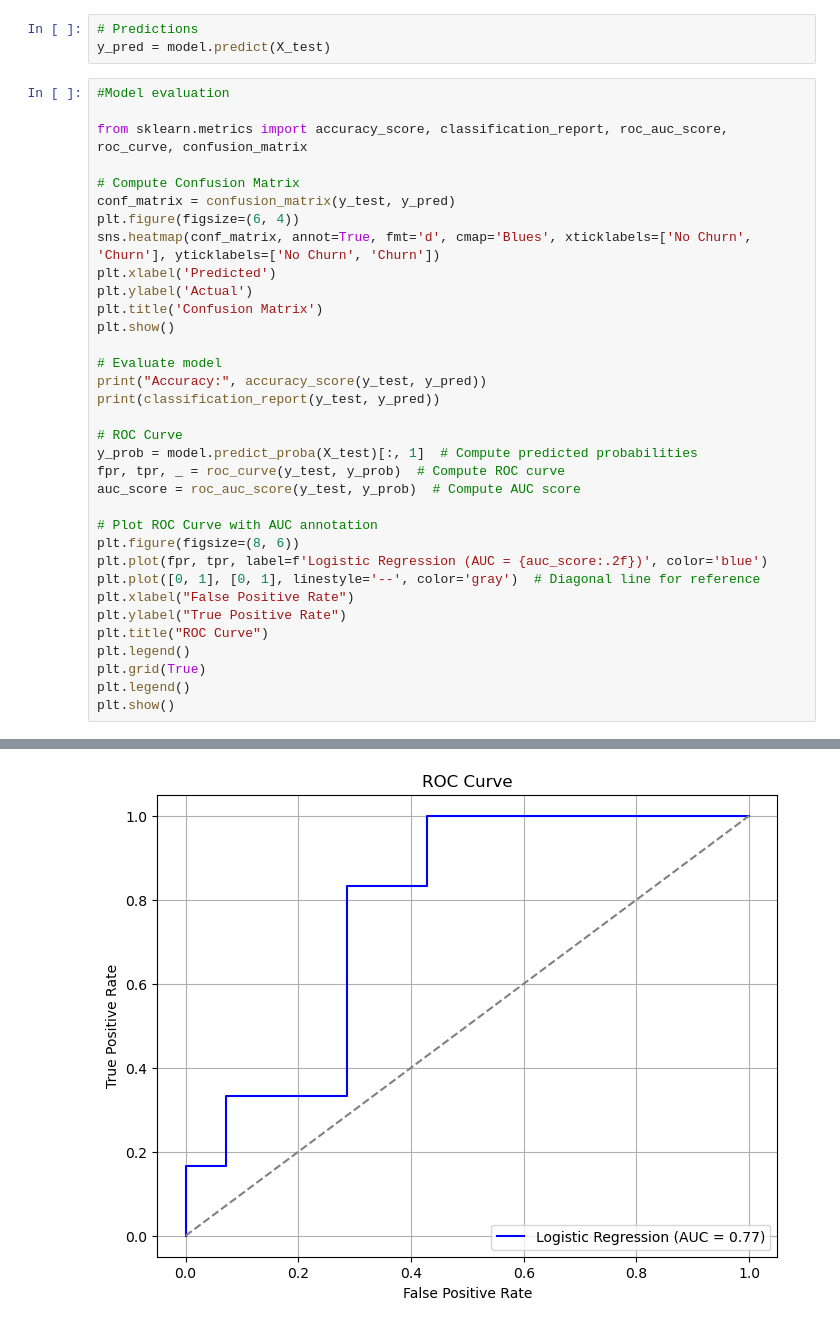
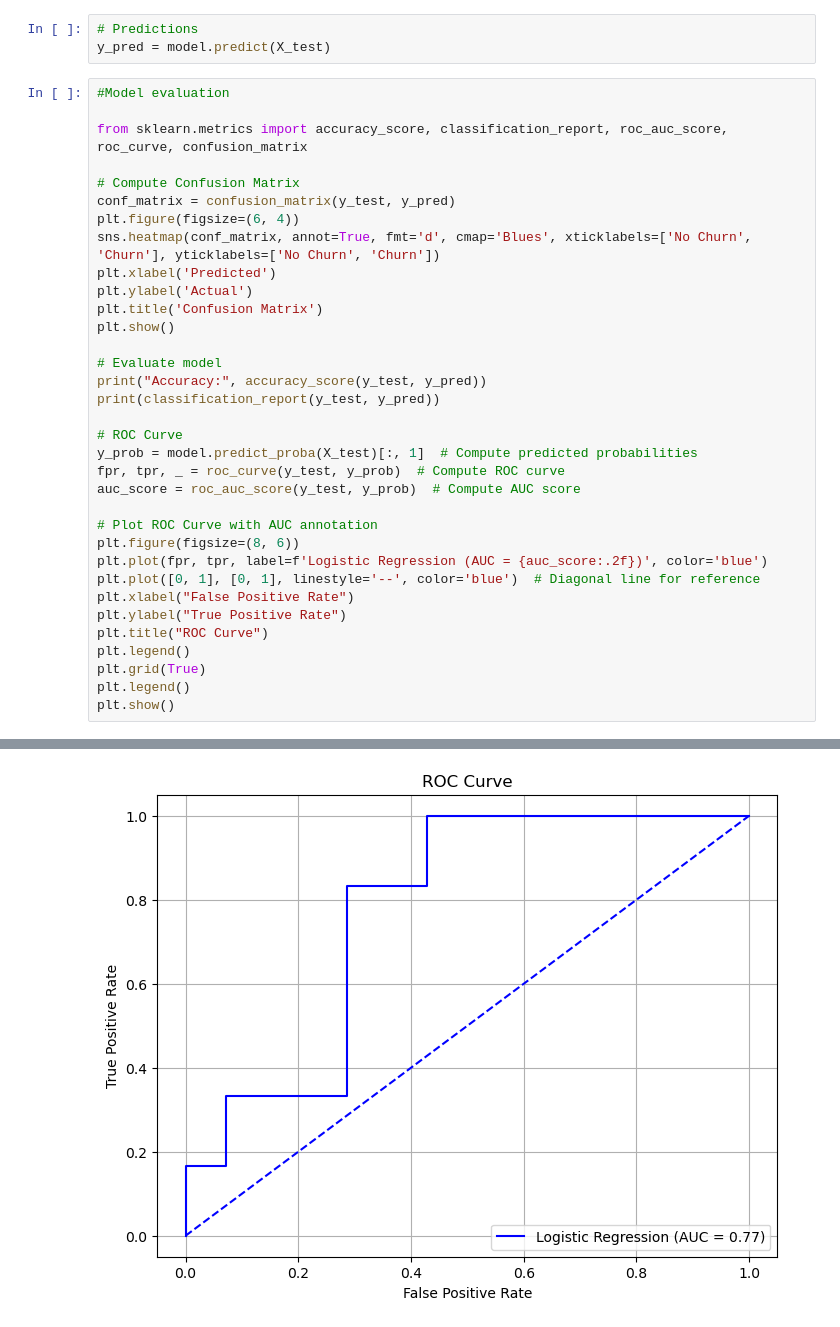
Before and after one commit to remaanne/DeVryWeek2Hmwk, a Jupyter notebook: Customers_Churn.ipynb, the cells around one changed output, grey strips where cells are left out. Cells and saved outputs as stored; diff of their text form.

```diff
--- a/Customers_Churn.ipynb
+++ b/Customers_Churn.ipynb
@@ -196,32 +196,32 @@ plt.show()
 # Evaluate model
 print("Accuracy:", accuracy_score(y_test, y_pred))
 print(classification_report(y_test, y_pred))
 
 # ROC Curve
 y_prob = model.predict_proba(X_test)[:, 1]  # Compute predicted probabilities
 fpr, tpr, _ = roc_curve(y_test, y_prob)  # Compute ROC curve
 auc_score = roc_auc_score(y_test, y_prob)  # Compute AUC score
 
 # Plot ROC Curve with AUC annotation
 plt.figure(figsize=(8, 6))
 plt.plot(fpr, tpr, label=f'Logistic Regression (AUC = {auc_score:.2f})', color='blue')
-plt.plot([0, 1], [0, 1], linestyle='--', color='gray')  # Diagonal line for reference
+plt.plot([0, 1], [0, 1], linestyle='--', color='blue')  # Diagonal line for reference
 plt.xlabel("False Positive Rate")
 plt.ylabel("True Positive Rate")
 plt.title("ROC Curve")
 plt.legend()
 plt.grid(True)
 plt.legend()
 plt.show()
 # %% [output]
 [figure]
 Accuracy: 0.6
               precision    recall  f1-score   support
 
            0       0.71      0.71      0.71        14
            1       0.33      0.33      0.33         6
 
     accuracy                           0.60        20
    macro avg       0.52      0.52      0.52        20
 weighted avg       0.60      0.60      0.60        20
-[figure, old version]
+[figure, new version]
```
Also changed, not shown: parts of 1 cell of this notebook.
